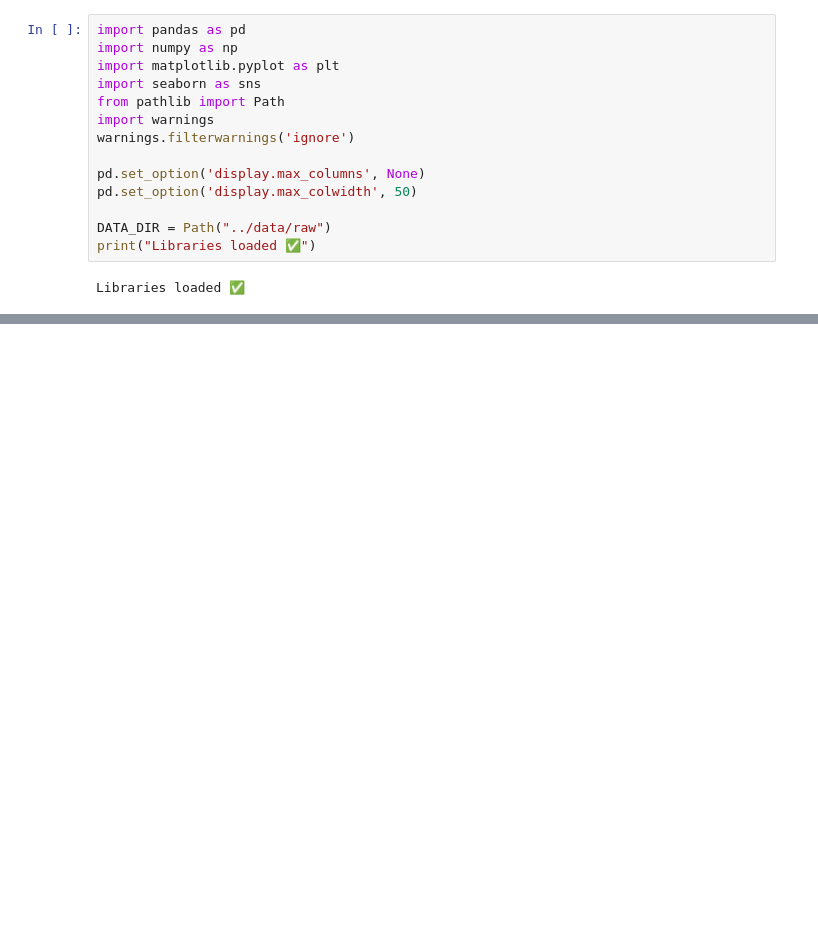
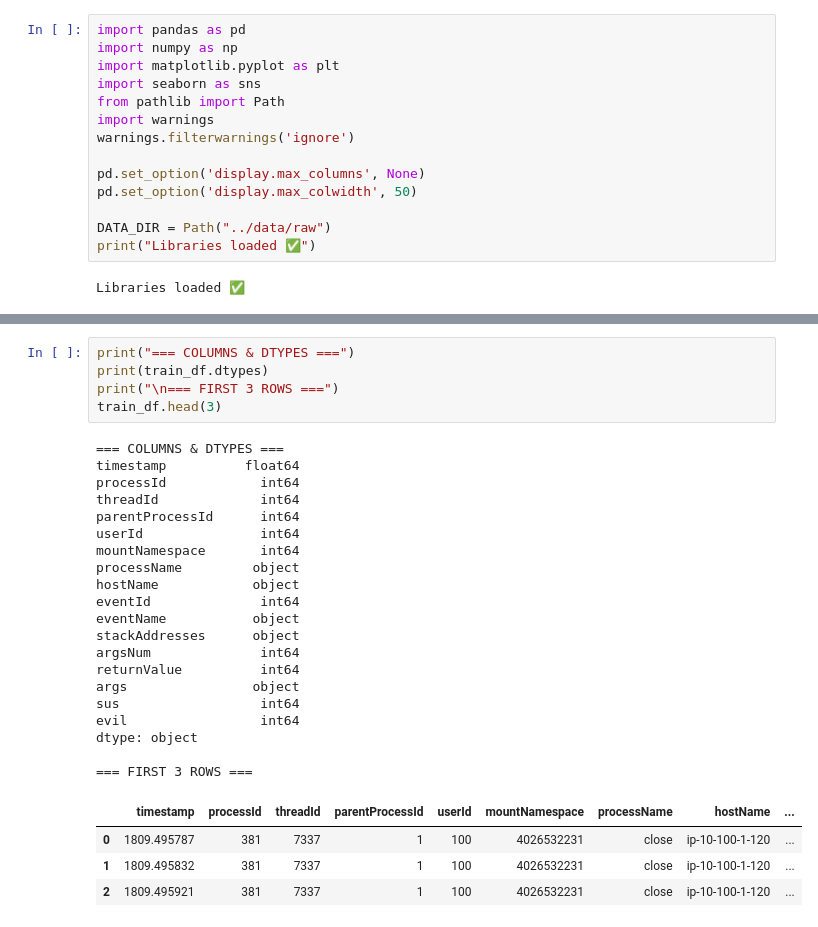
Before and after one commit to Priyanshukv06/AURA-Adaptive-User-Risk-Analyzer, a Jupyter notebook: notebooks/01_data_exploration.ipynb, the cells around one changed output, grey strips where cells are left out. Drawn from its saved outputs; the diff is of its cells as text; blank space fills up the shorter version.

```diff
--- a/notebooks/01_data_exploration.ipynb
+++ b/notebooks/01_data_exploration.ipynb
@@ -22,0 +55,30 @@ for f in files:
+# %%
+print("=== COLUMNS & DTYPES ===")
+print(train_df.dtypes)
+print("\n=== FIRST 3 ROWS ===")
+train_df.head(3)
+# %% [output]
+=== COLUMNS & DTYPES ===
+timestamp          float64
+processId            int64
+threadId             int64
+parentProcessId      int64
+userId               int64
+mountNamespace       int64
+processName         object
+hostName            object
+eventId              int64
+eventName           object
+stackAddresses      object
+argsNum              int64
+returnValue          int64
+args                object
+sus                  int64
+evil                 int64
+dtype: object
+
+=== FIRST 3 ROWS ===
+|  | timestamp | processId | threadId | parentProcessId | userId | mountNamespace | processName | hostName | ... |
+| 0 | 1809.495787 | 381 | 7337 | 1 | 100 | 4026532231 | close | ip-10-100-1-120 | ... |
+| 1 | 1809.495832 | 381 | 7337 | 1 | 100 | 4026532231 | close | ip-10-100-1-120 | ... |
+| 2 | 1809.495921 | 381 | 7337 | 1 | 100 | 4026532231 | close | ip-10-100-1-120 | ... |
```
Also changed, not shown: parts of 9 cells of this notebook.
